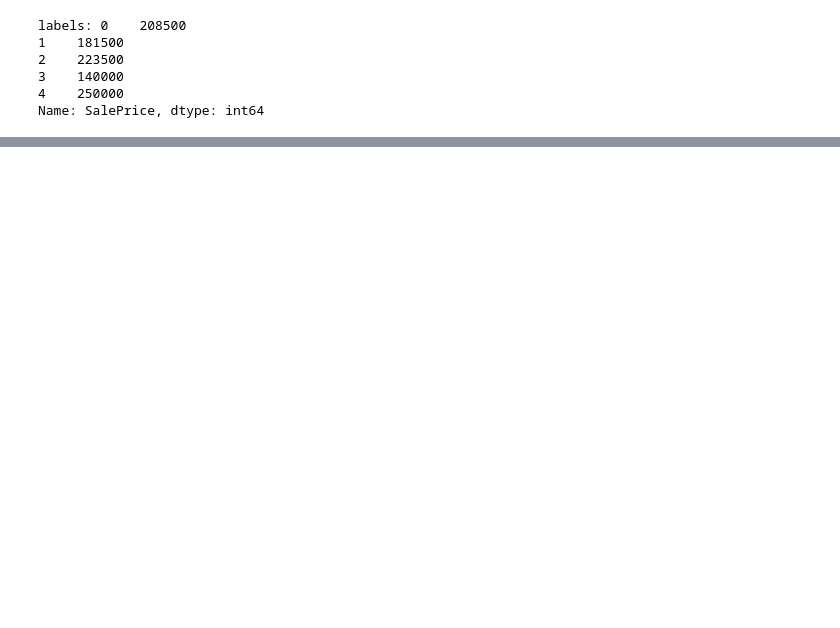
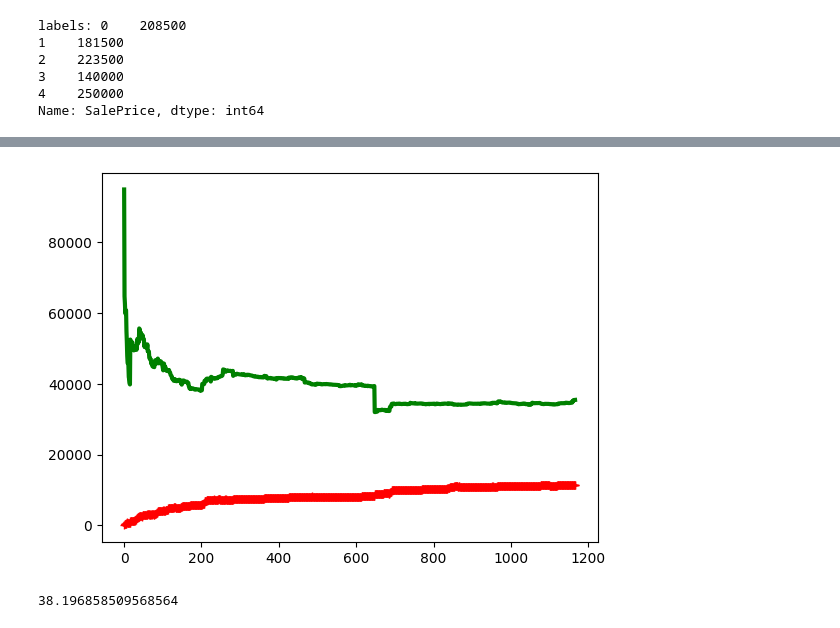
Before and after one commit to AdityaShandilyaS/datasets, a Jupyter notebook: housing_kaggle/housing_kaggle.ipynb, the cells around one changed output, grey strips where cells are left out. Drawn from its saved outputs; the diff is of its cells as text; code cells hidden in the pictures; blank space fills up the shorter version.

```diff
--- a/housing_kaggle/housing_kaggle.ipynb
+++ b/housing_kaggle/housing_kaggle.ipynb
@@ -322,0 +554,12 @@ Name: SalePrice, dtype: int64
+# %%
+from sklearn.pipeline import Pipeline
+from sklearn.preprocessing import PolynomialFeatures
+
+polynomial_regression = Pipeline((
+    ("poly_features", PolynomialFeatures(degree=2, include_bias=False)),
+    ("linear_reg", Ridge(alpha=1, solver='cholesky')),
+))
+
+plot_learning_curves(polynomial_regression, train_data, train_labels)
+# %% [output]
+[figure, added]
@@ -322,0 +570,5 @@ Name: SalePrice, dtype: int64
+# %%
+# i_data = train_data.to_numpy
+scaled_attribute.max()
+# %% [output]
+38.196858509568564
```
Also changed, not shown: parts of 49 cells of this notebook, 15 other files.
